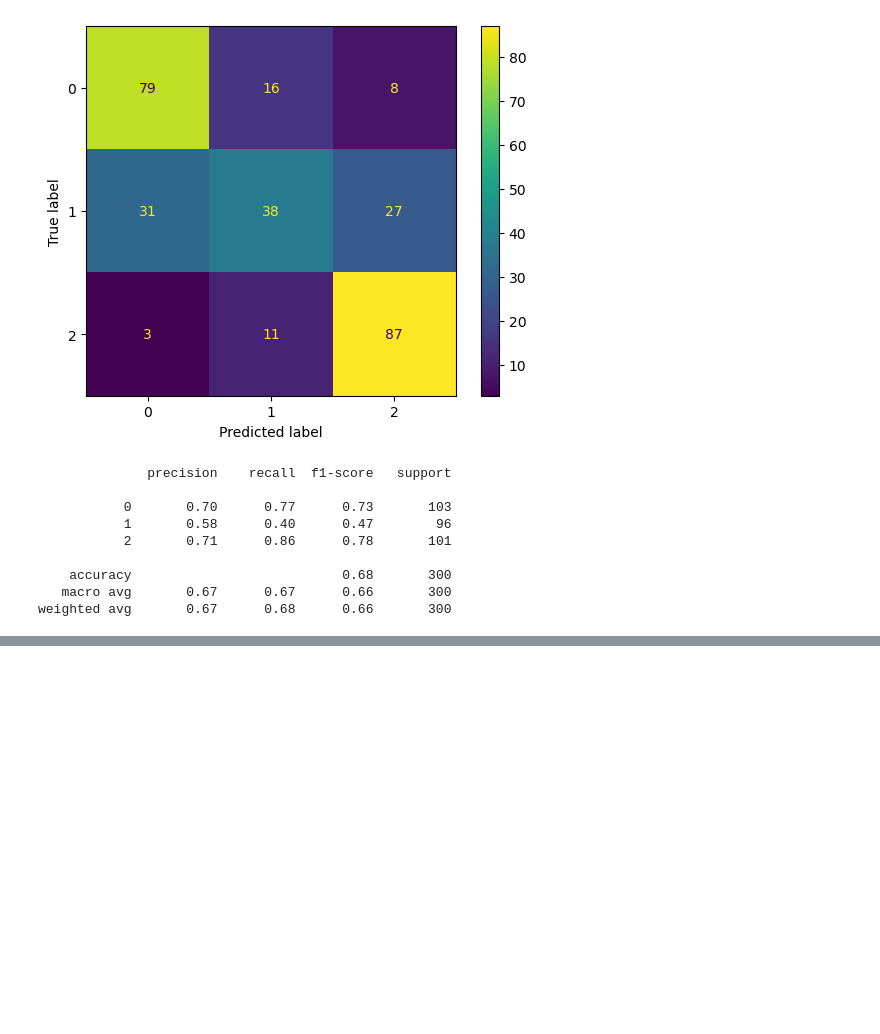
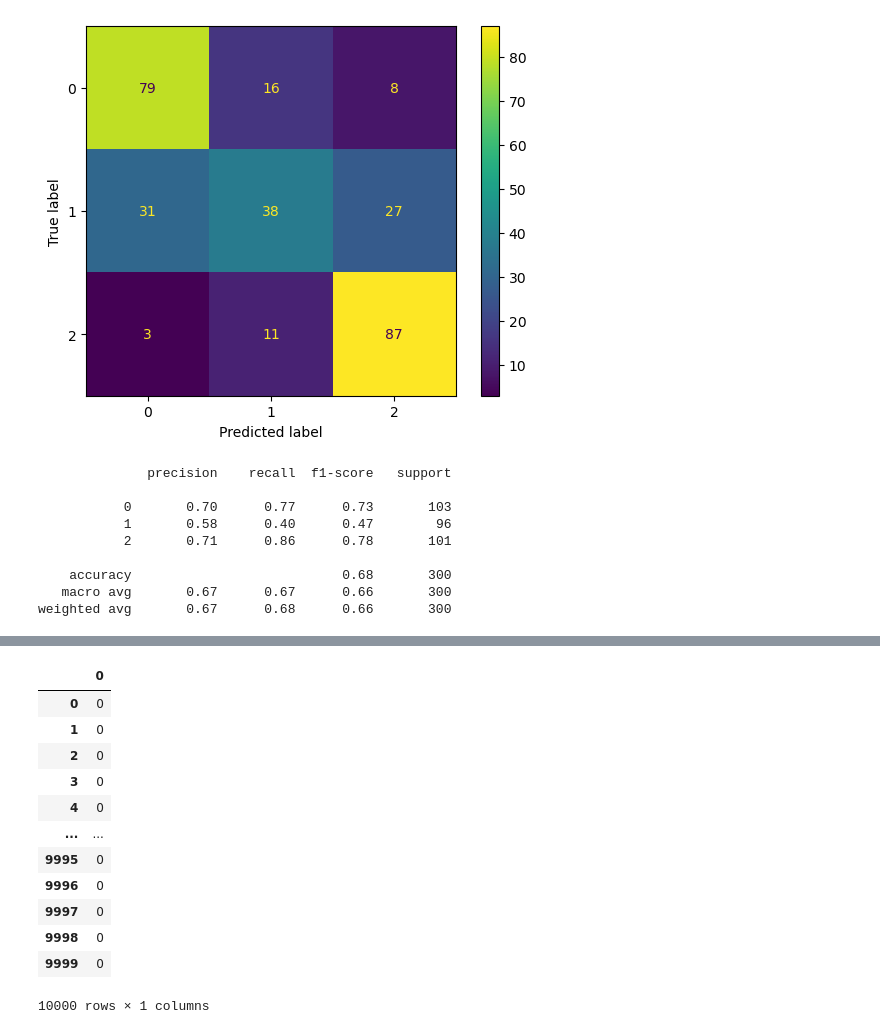
Before and after one commit to anmolzz-10/ML-Algorithms, a Jupyter notebook: Logistic Regression/implementation.ipynb, the cells around one changed output, grey strips where cells are left out. Cells and saved outputs as stored; diff of their text form; code cells hidden in the pictures; blank space fills up the shorter version.

```diff
--- a/Logistic Regression/implementation.ipynb
+++ b/Logistic Regression/implementation.ipynb
@@ -438,0 +459,16 @@ weighted avg       0.67      0.68      0.66       300
+# %%
+pd.DataFrame(y)
+# %% [output]
+|  | 0 |
+| 0 | 0 |
+| 1 | 0 |
+| 2 | 0 |
+| 3 | 0 |
+| 4 | 0 |
+| ... | ... |
+| 9995 | 0 |
+| 9996 | 0 |
+| 9997 | 0 |
+| 9998 | 0 |
+| 9999 | 0 |
+10000 rows × 1 columns
```
Also changed, not shown: parts of 20 cells of this notebook.
